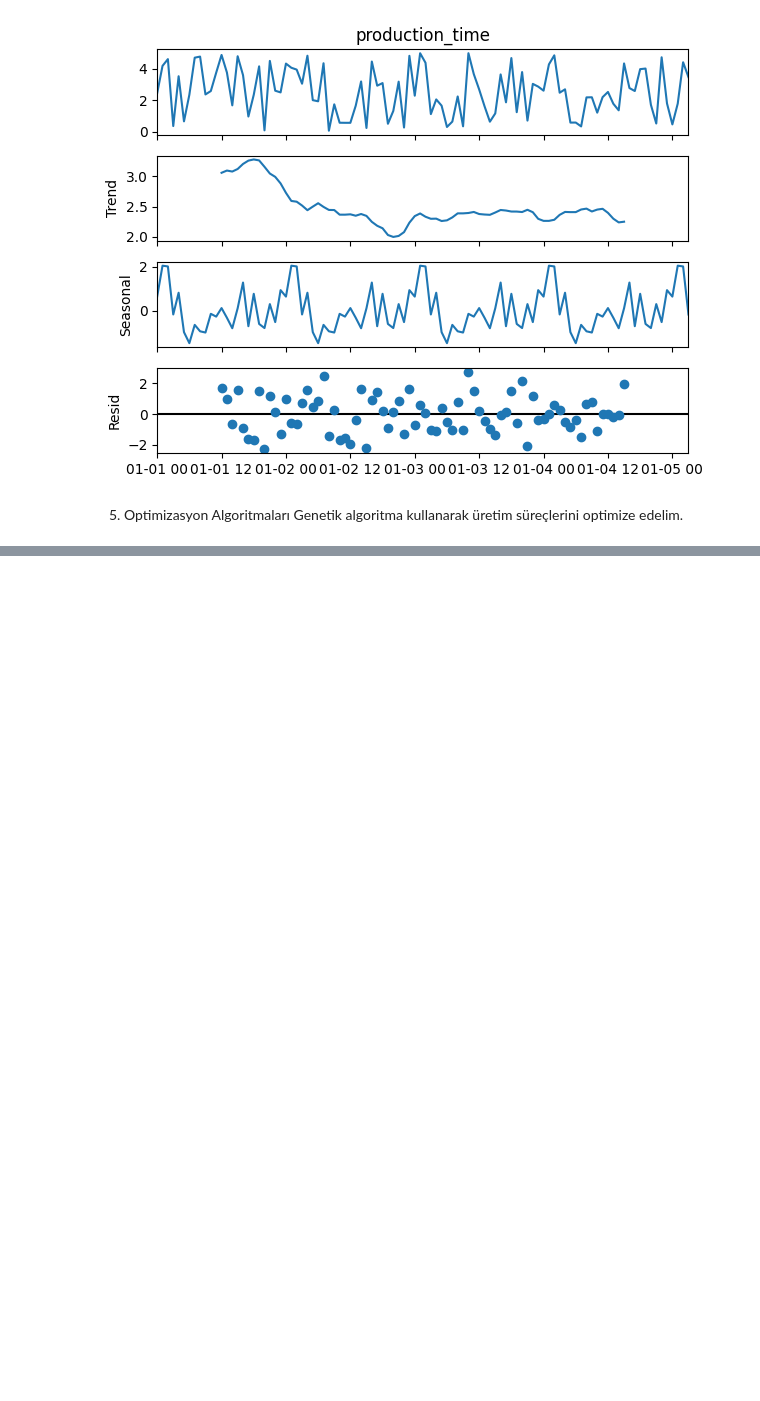
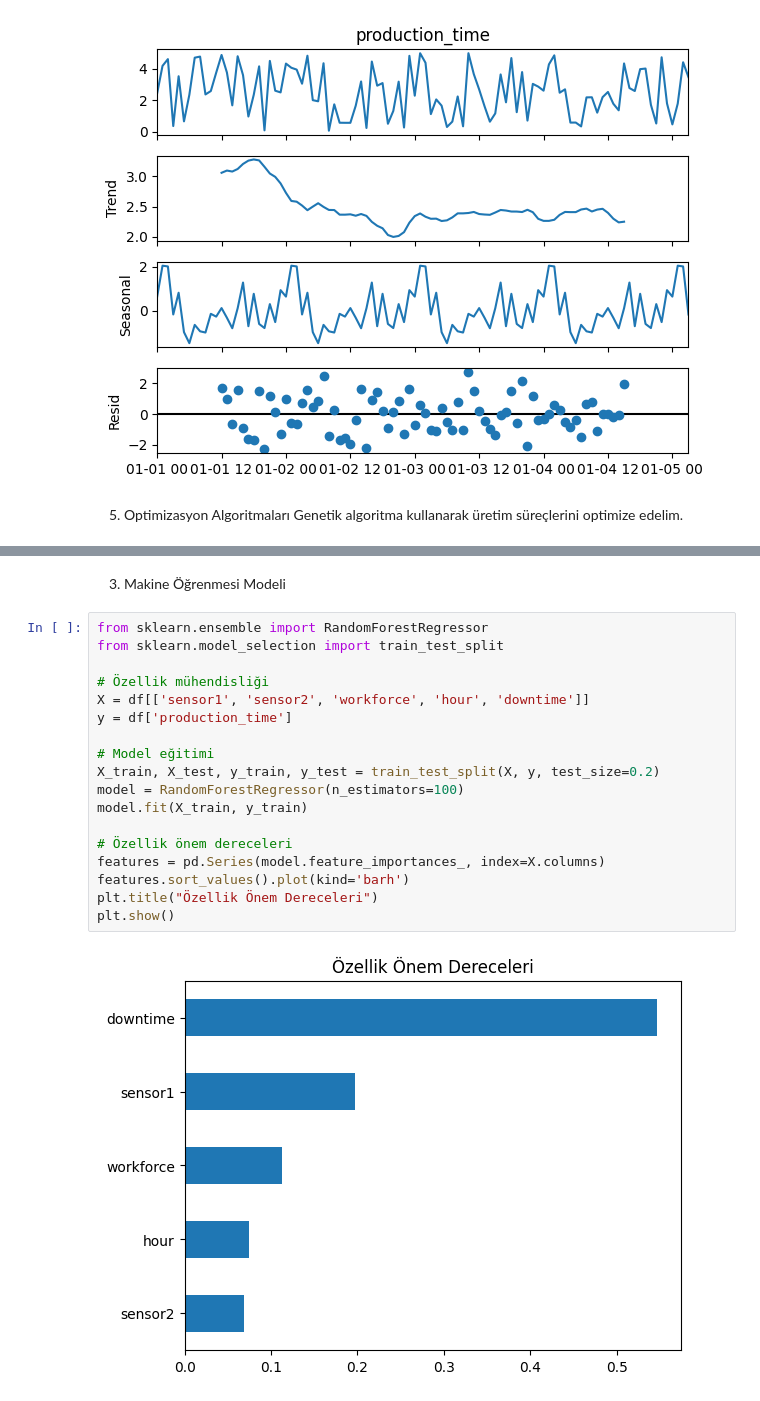
Before and after one commit to elemnurguner/data-ai-projects, a Jupyter notebook: UretimOptimizasyonu__AracMontaj_Hatti.ipynb, the cells around one changed output, grey strips where cells are left out. Drawn from its saved outputs; the diff is of its cells as text; blank space fills up the shorter version.

```diff
--- a/UretimOptimizasyonu__AracMontaj_Hatti.ipynb
+++ b/UretimOptimizasyonu__AracMontaj_Hatti.ipynb
@@ -141,0 +211,22 @@ gen     nevals
+# %% [markdown]
+3. Makine Öğrenmesi Modeli
+# %%
+from sklearn.ensemble import RandomForestRegressor
+from sklearn.model_selection import train_test_split
+
+# Özellik mühendisliği
+X = df[['sensor1', 'sensor2', 'workforce', 'hour', 'downtime']]
+y = df['production_time']
+
+# Model eğitimi
+X_train, X_test, y_train, y_test = train_test_split(X, y, test_size=0.2)
+model = RandomForestRegressor(n_estimators=100)
+model.fit(X_train, y_train)
+
+# Özellik önem dereceleri
+features = pd.Series(model.feature_importances_, index=X.columns)
+features.sort_values().plot(kind='barh')
+plt.title("Özellik Önem Dereceleri")
+plt.show()
+# %% [output]
+[figure, added]
```
Also changed, not shown: parts of 7 cells of this notebook.
